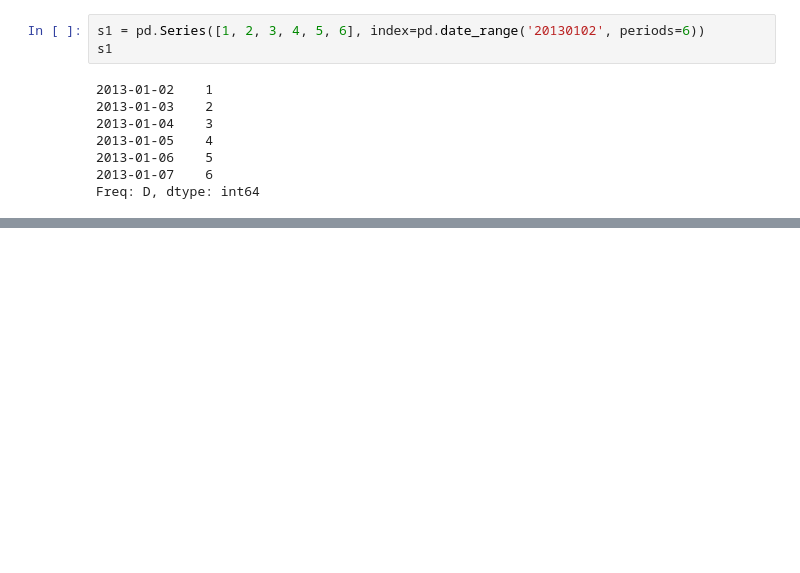
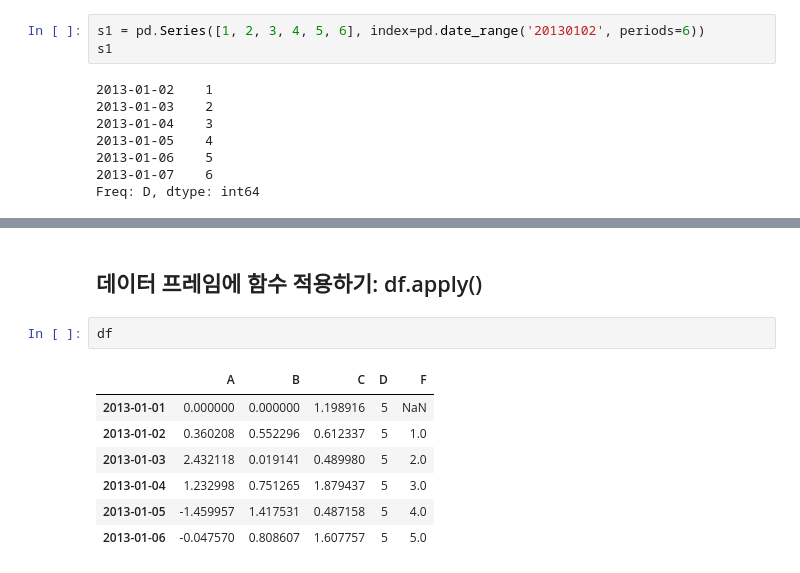
Before and after one commit to hanna-joo/Edu_BigData, a Jupyter notebook: python_edu/pandas_basic.ipynb, the cells around one changed output, grey strips where cells are left out. Drawn from its saved outputs; the diff is of its cells as text; blank space fills up the shorter version.

```diff
--- a/python_edu/pandas_basic.ipynb
+++ b/python_edu/pandas_basic.ipynb
@@ -373,0 +469,12 @@ df2
+# %% [markdown]
+## 데이터 프레임에 함수 적용하기: df.apply()
+# %%
+df
+# %% [output]
+|  | A | B | C | D | F |
+| 2013-01-01 | 0.000000 | 0.000000 | 1.198916 | 5 | NaN |
+| 2013-01-02 | 0.360208 | 0.552296 | 0.612337 | 5 | 1.0 |
+| 2013-01-03 | 2.432118 | 0.019141 | 0.489980 | 5 | 2.0 |
+| 2013-01-04 | 1.232998 | 0.751265 | 1.879437 | 5 | 3.0 |
+| 2013-01-05 | -1.459957 | 1.417531 | 0.487158 | 5 | 4.0 |
+| 2013-01-06 | -0.047570 | 0.808607 | 1.607757 | 5 | 5.0 |
```
Also changed, not shown: parts of 51 cells of this notebook.
